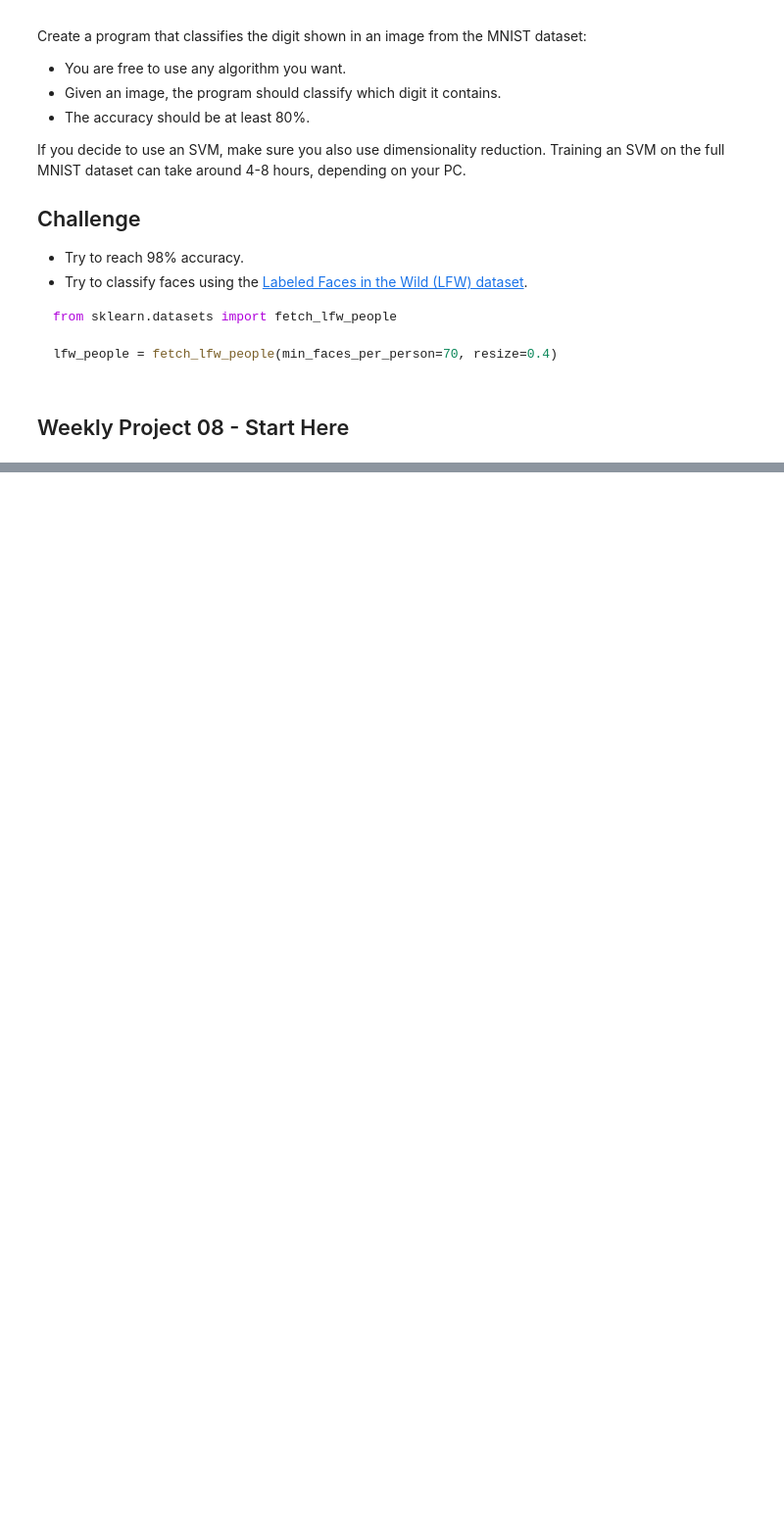
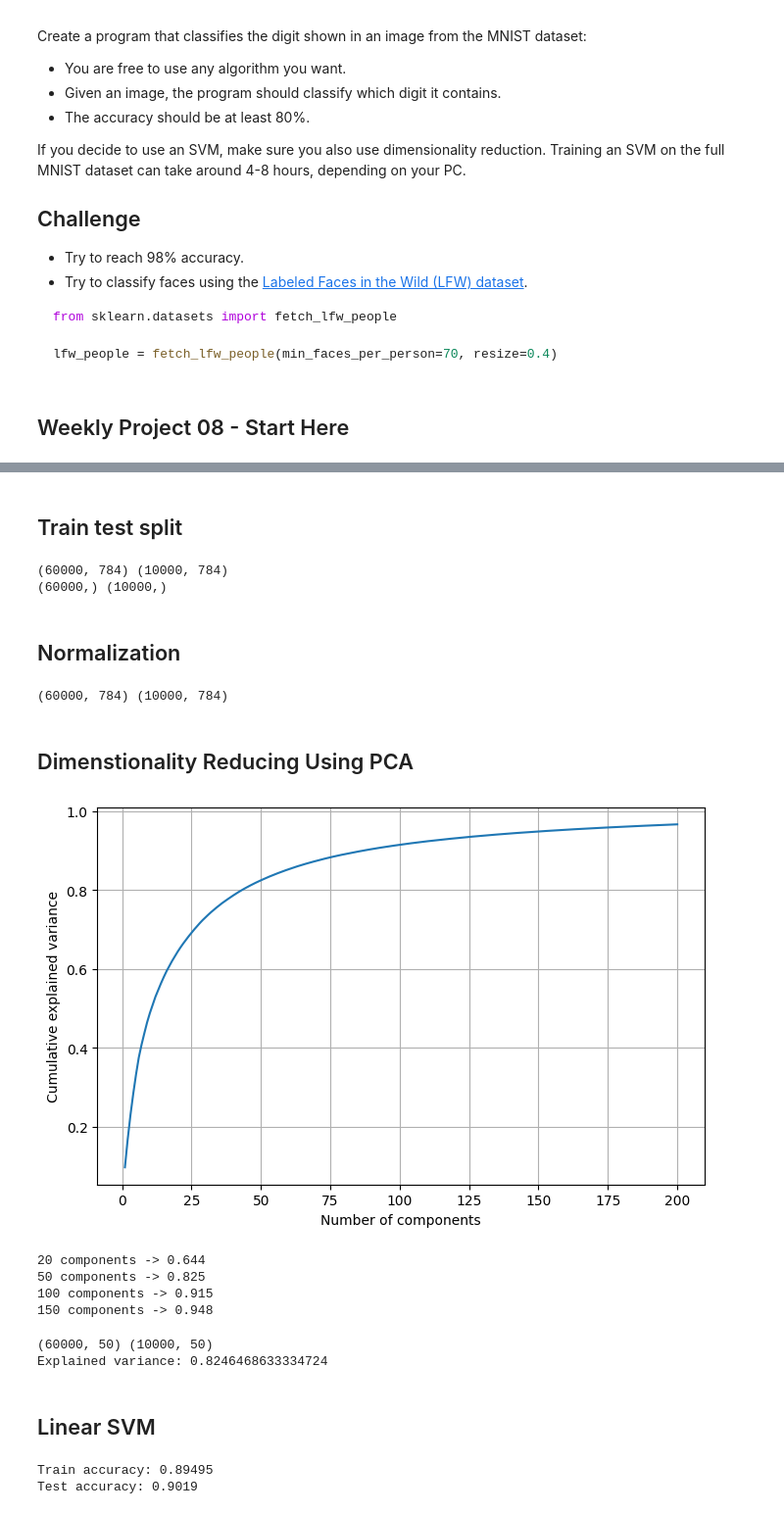
Before and after one commit to chrisd314/34759-perception-autonomous-systems-fall-2026, a Jupyter notebook: 08-weekly-project-classification/08-weekly-project-classification.ipynb, the cells around one changed output, grey strips where cells are left out. Shown at 98% size. Saved outputs shown, nothing was run; the diff lists cells and outputs as text; code cells hidden in the pictures; blank space fills up the shorter version.

```diff
--- a/08-weekly-project-classification/08-weekly-project-classification.ipynb
+++ b/08-weekly-project-classification/08-weekly-project-classification.ipynb
@@ -72,0 +78,75 @@ show_some_digits(images, targets, 12)
+# %% [markdown]
+## Train test split
+# %%
+# first 60000 for training, last 10000 for testing
+X_train, X_test = images[:60000], images[60000:]
+y_train, y_test = targets[:60000], targets[60000:]
+
+print(X_train.shape, X_test.shape)
+print(y_train.shape, y_test.shape)
+# %% [output]
+(60000, 784) (10000, 784)
+(60000,) (10000,)
+# %% [markdown]
+## Normalization
+# %%
+# Divide by 255 keeps the natural pixel weighting.
+X_train_scaled = X_train / 255.0
+X_test_scaled = X_test / 255.0
+
+print(X_train_scaled.shape, X_test_scaled.shape)
+# %% [output]
+(60000, 784) (10000, 784)
+# %% [markdown]
+## Dimenstionality Reducing Using PCA
+# %%
+# fit PCA with many components to inspect the variance curve
+pca_full = PCA(n_components=200)
+pca_full.fit(X_train_scaled)
+
+cum_var = np.cumsum(pca_full.explained_variance_ratio_)
+
+plt.figure(figsize=(8, 5))
+plt.plot(np.arange(1, 201), cum_var)
+plt.xlabel("Number of components")
+plt.ylabel("Cumulative explained variance")
+plt.grid()
+plt.show()
+
+for n in [20, 50, 100, 150]:
+    print(n, "components ->", round(cum_var[n - 1], 3))
+# %% [output]
+[figure, added]
+20 components -> 0.644
+50 components -> 0.825
+100 components -> 0.915
+150 components -> 0.948
+# %%
+n_components = 50
+pca = PCA(n_components=n_components)
+
+X_train_pca = pca.fit_transform(X_train_scaled)
+X_test_pca = pca.transform(X_test_scaled)
+
+print(X_train_pca.shape, X_test_pca.shape)
+print("Explained variance:", pca.explained_variance_ratio_.sum())
+# %% [output]
+(60000, 50) (10000, 50)
+Explained variance: 0.8246468633334724
+# %% [markdown]
+## Linear SVM
+# %%
+from sklearn.svm import LinearSVC, SVC
+
+# baseline: linear SVM
+clf = LinearSVC(penalty='l2', loss='squared_hinge', random_state=0, max_iter=int(10e4))
+clf.fit(X_train_pca, y_train)
+
+train_accuracy = clf.score(X_train_pca, y_train)
+test_accuracy = clf.score(X_test_pca, y_test)
+
+print("Train accuracy:", train_accuracy)
+print("Test accuracy:", test_accuracy)
+# %% [output]
+Train accuracy: 0.89495
+Test accuracy: 0.9019
```
Also changed, not shown: parts of 10 cells of this notebook.
